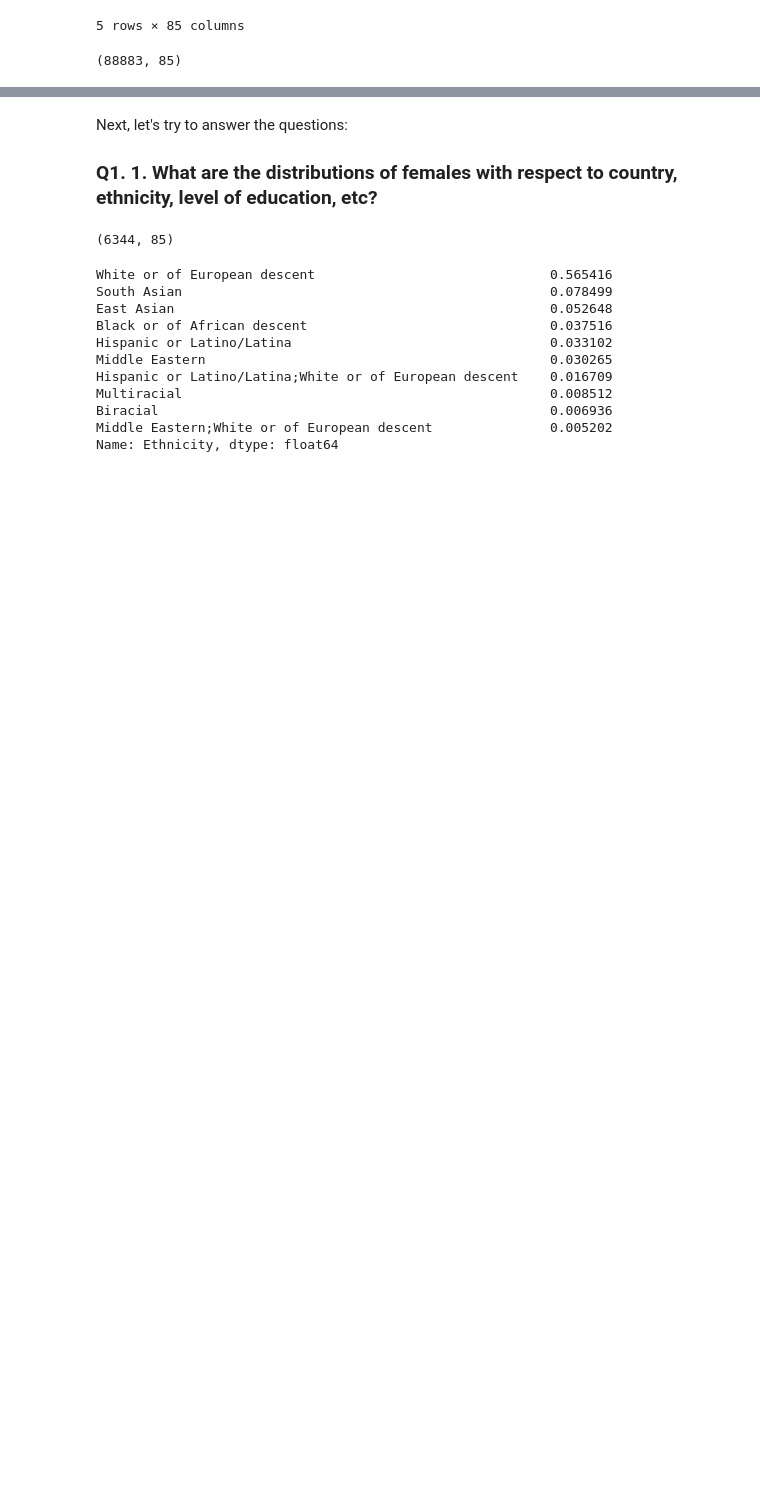
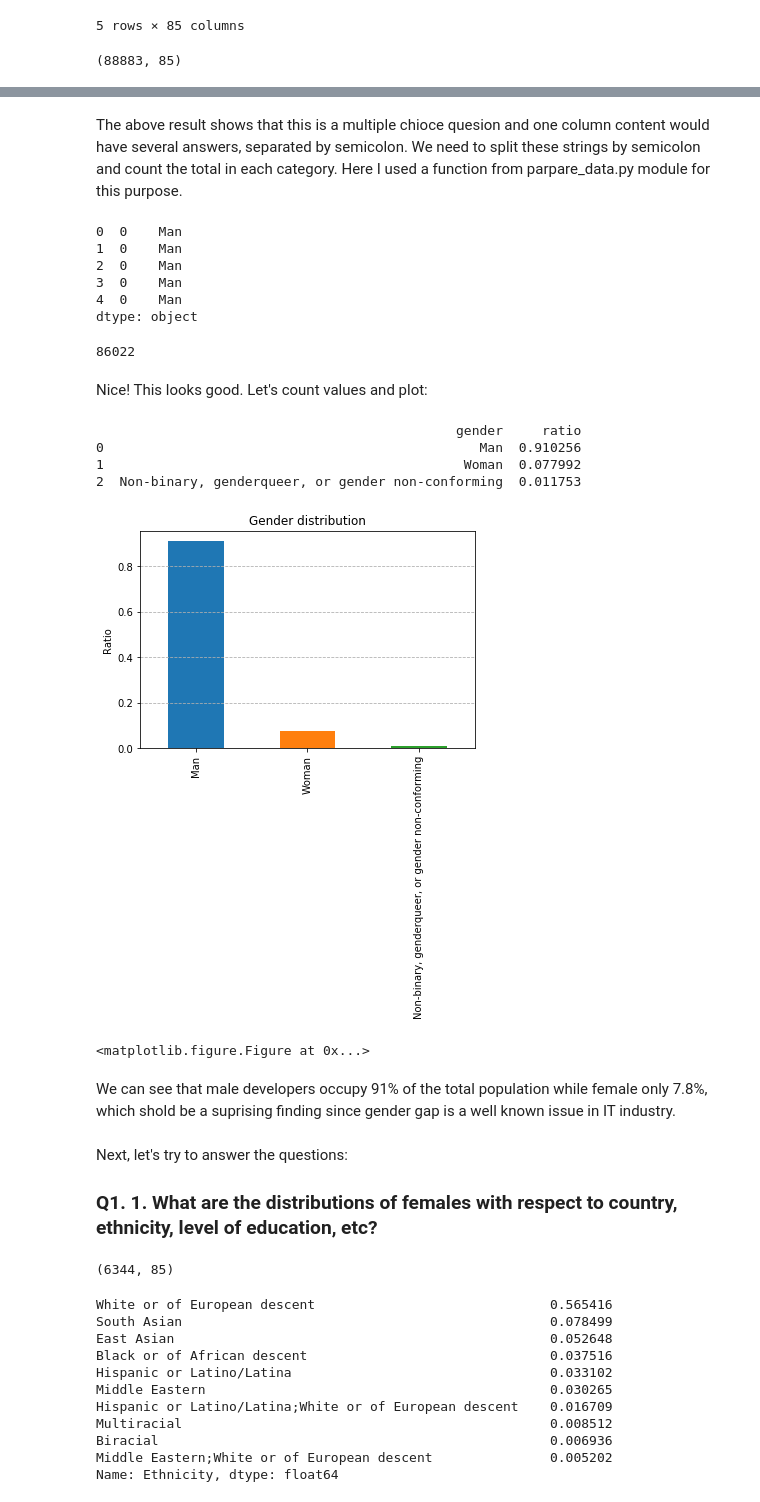
Before and after one commit to Lamasheg/stackoverflow_survey_2019, a Jupyter notebook: stackoverflow_survey.ipynb, the cells around one changed output, grey strips where cells are left out. Saved outputs shown, nothing was run; the diff lists cells and outputs as text; code cells hidden in the pictures; blank space fills up the shorter version.

Commit message:
Modified gender chart

```diff
--- a/stackoverflow_survey.ipynb
+++ b/stackoverflow_survey.ipynb
@@ -81,3 +89,47 @@ No suprise, the plot shows that only about 7.1% are women in sharp contrast to t
+# %% [markdown]
+The above result shows that this is a multiple chioce quesion and one column content would have several answers, separated by semicolon. We need to split these strings by semicolon and count the total in each category. Here I used a function from parpare_data.py module for this purpose.
+# %%
+gender_splitted = p.split_column_content(sof,'Gender')
+gender_splitted.head()
+# %% [output]
+0  0    Man
+1  0    Man
+2  0    Man
+3  0    Man
+4  0    Man
+dtype: object
+# %%
+gender_splitted.shape[0]
+# %% [output]
+86022
+# %% [markdown]
+Nice! This looks good. Let's count values and plot:
+# %%
+gender_ratio = gender_splitted.value_counts()/gender_splitted.shape[0]
+gender_df = pd.DataFrame(pd.Series(gender_ratio)).reset_index()
+gender_df.columns=['gender','ratio']
+
+gender_count.plot(kind='bar')
+print(gender_df)
+plt.title('Gender distribution')
+plt.grid(axis='y',linestyle='--')
+plt.ylabel('Ratio')
+plt.show()
+plt.savefig('gender')
+# fig, ax = plt.subplots()
+# ax.plot(kind = 'bar', x = gender_df['gender'], y = gender_df['ratio'])
+# ax.set(xlabel='gender', ylabel='ratio',
+#        title='Gender distribution')
+# ax.grid()
+# %% [output]
+                                              gender     ratio
+0                                                Man  0.910256
+1                                              Woman  0.077992
+2  Non-binary, genderqueer, or gender non-conforming  0.011753
+[figure, added]
+<matplotlib.figure.Figure at 0x...>
+# %% [markdown]
+We can see that male developers occupy 91% of the total population while female only 7.8%, which shold be a suprising finding since gender gap is a well known issue in IT industry.
 # %% [markdown]
 Next, let's try to answer the questions:
 ### Q1. 1. What are the distributions of females with respect to country, ethnicity, level of education, etc?
```
Also changed, not shown: parts of 12 cells of this notebook.
